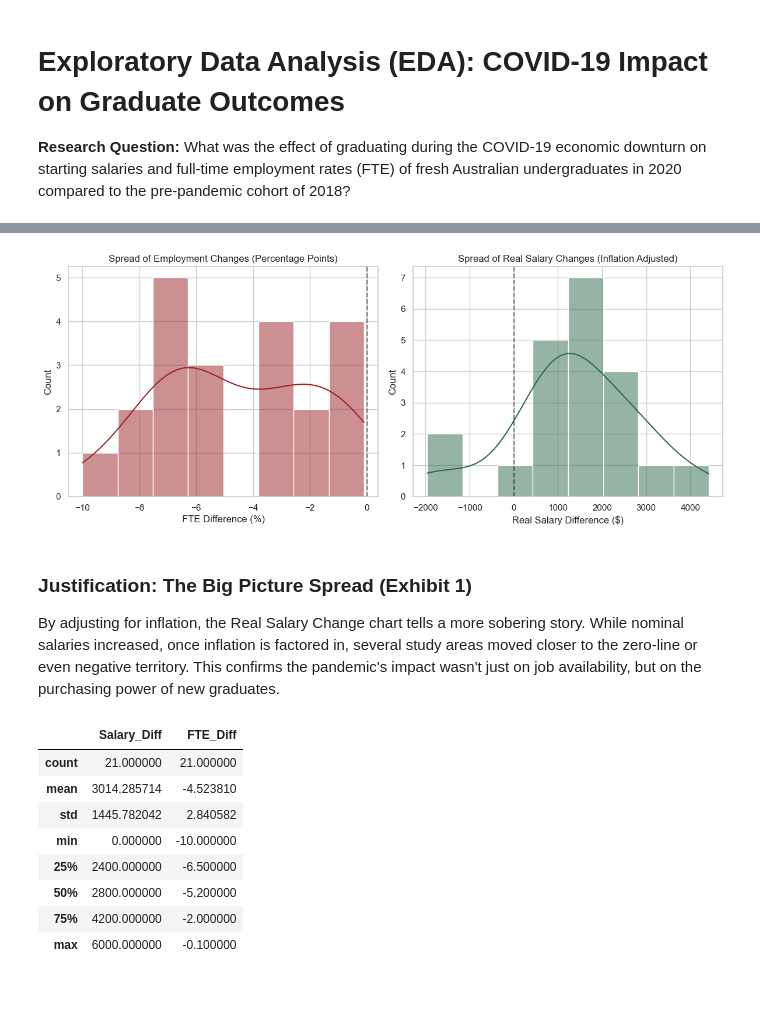
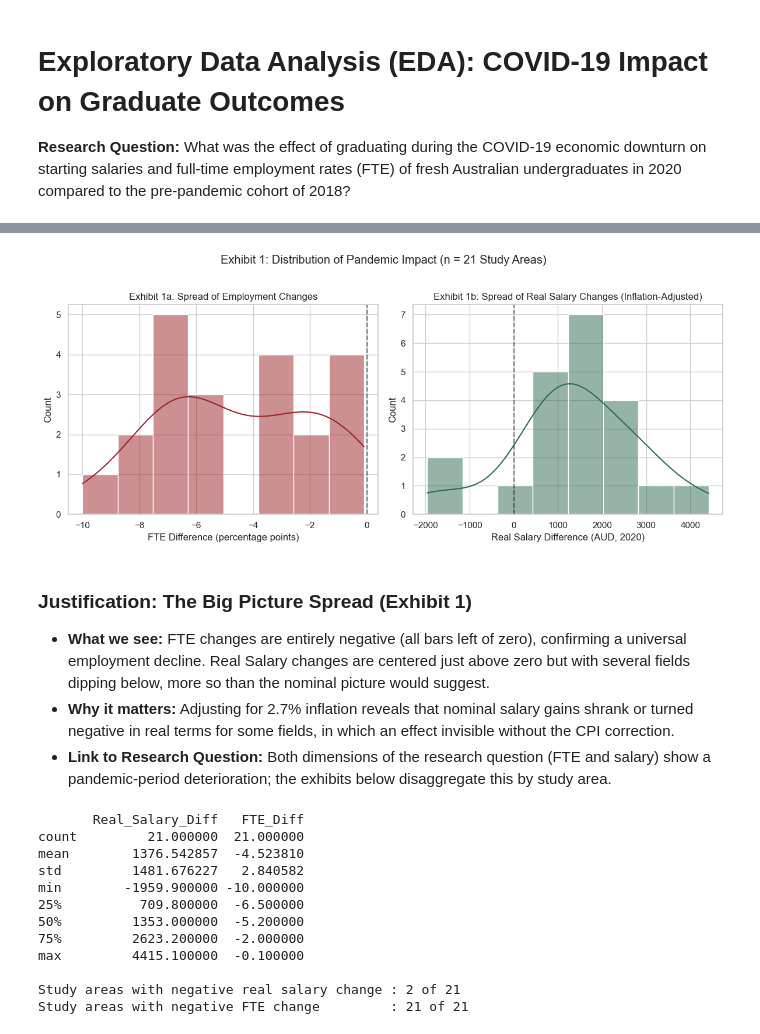
Before and after one commit to atikahtajarimim/ecc3479-project, a Jupyter notebook: code/eda_report.ipynb, the cells around one changed output, grey strips where cells are left out. Drawn from its saved outputs; the diff is of its cells as text; code cells hidden in the pictures; blank space fills up the shorter version.

Commit message:
Improve data_analysis.py and eda_report.ipynb

```diff
--- a/code/eda_report.ipynb
+++ b/code/eda_report.ipynb
@@ -37,39 +115,55 @@ Inflation adjustment complete. Analysis now uses 'Real Salary Difference'.
 # %%
-# Strengthening the analysis: Showing the spread of all 21 study areas
+# ── Exhibit 1: Distribution of Pandemic Impact Across Study Areas ───────────
 plt.figure(figsize=(12, 5))
 
 # Plot 1: Histogram of Employment Change
 plt.subplot(1, 2, 1)
-sns.histplot(df_analysis['FTE_Diff'], kde=True, color='#9b2226', bins=8)
-plt.axvline(0, color='black', linestyle='--',alpha=0.5) # Reference Line at 0
-plt.title("Spread of Employment Changes (Percentage Points)")
-plt.xlabel ("FTE Difference (%)")
+sns.histplot(df_analysis['FTE_Diff'], kde=True, color=COLOR_NEG, bins=8)
+plt.axvline(0, color='black', linestyle='--', alpha=0.5)
+plt.title('Exhibit 1a: Spread of Employment Changes')
+plt.xlabel('FTE Difference (percentage points)')
+plt.ylabel('Count')
 
-# Plot 2: Histogram of Real Salary Change (Inflation Adjusted)
+# Plot 2: Histogram of Real Salary Change (Inflation-Adjusted)
 plt.subplot(1, 2, 2)
-sns.histplot(df_analysis['Real_Salary_Diff'], kde=True, color='#2d6a4f', bins=8)
-plt.axvline(0, color='black', linestyle='--',alpha=0.5) # Reference Line at 0
-plt.title("Spread of Real Salary Changes (Inflation Adjusted)")
-plt.xlabel("Real Salary Difference ($)")
+sns.histplot(df_analysis['Real_Salary_Diff'], kde=True, color=COLOR_POS, bins=8)
+plt.axvline(0, color='black', linestyle='--', alpha=0.5)
+plt.title('Exhibit 1b: Spread of Real Salary Changes (Inflation-Adjusted)')
+plt.xlabel('Real Salary Difference (AUD, 2020)')
+plt.ylabel('Count')
 
+plt.suptitle('Exhibit 1: Distribution of Pandemic Impact (n = 21 Study Areas)', y=1.02)
 plt.tight_layout()
 plt.show()
 # %% [output]
-[figure, old version]
+[figure, new version]
 # %% [markdown]
 ### Justification: The Big Picture Spread (Exhibit 1)
-By adjusting for inflation, the Real Salary Change chart tells a more sobering story. While nominal salaries increased, once inflation is factored in, several study areas moved closer to the zero-line or even negative territory. This confirms the pandemic's impact wasn't just on job availability, but on the purchasing power of new graduates.
+* **What we see:** FTE changes are entirely negative (all bars left of zero), confirming a universal employment decline. Real Salary changes are centered just above zero but with several fields dipping below, more so than the nominal picture would suggest.
+* **Why it matters:** Adjusting for 2.7% inflation reveals that nominal salary gains shrank or turned negative in real terms for some fields, in which an effect invisible without the CPI correction.
+* **Link to Research Question:** Both dimensions of the research question (FTE and salary) show a pandemic-period deterioration; the exhibits below disaggregate this by study area.
 # %%
-# Now we can describe the 'Salary_Diff' and 'FTE_Diff' columns to understand their distribution and central tendencies
-df_analysis[['Salary_Diff', 'FTE_Diff']].describe()
+# ── Summary statistics: primary metrics ────────────────────────────────────
+stats = df_analysis[['Real_Salary_Diff', 'FTE_Diff']].describe()
+print(stats.to_string())
+print()
+
+n_neg_salary = (df_analysis['Real_Salary_Diff'] < 0).sum()
+print(f'Study areas with negative real salary change : {n_neg_salary} of {n_clean}')
+
+n_neg_fte = (df_analysis['FTE_Diff'] < 0).sum()
+print(f'Study areas with negative FTE change         : {n_neg_fte} of {n_clean}')
 # %% [output]
-|  | Salary_Diff | FTE_Diff |
-| count | 21.000000 | 21.000000 |
-| mean | 3014.285714 | -4.523810 |
-| std | 1445.782042 | 2.840582 |
-| min | 0.000000 | -10.000000 |
-| 25% | 2400.000000 | -6.500000 |
-| 50% | 2800.000000 | -5.200000 |
-| 75% | 4200.000000 | -2.000000 |
-| max | 6000.000000 | -0.100000 |
+       Real_Salary_Diff   FTE_Diff
+count         21.000000  21.000000
+mean        1376.542857  -4.523810
+std         1481.676227   2.840582
+min        -1959.900000 -10.000000
+25%          709.800000  -6.500000
+50%         1353.000000  -5.200000
+75%         2623.200000  -2.000000
+max         4415.100000  -0.100000
+
+Study areas with negative real salary change : 2 of 21
+Study areas with negative FTE change         : 21 of 21
 # %% [markdown]
```
Also changed, not shown: parts of 13 cells of this notebook, 1 other file.
